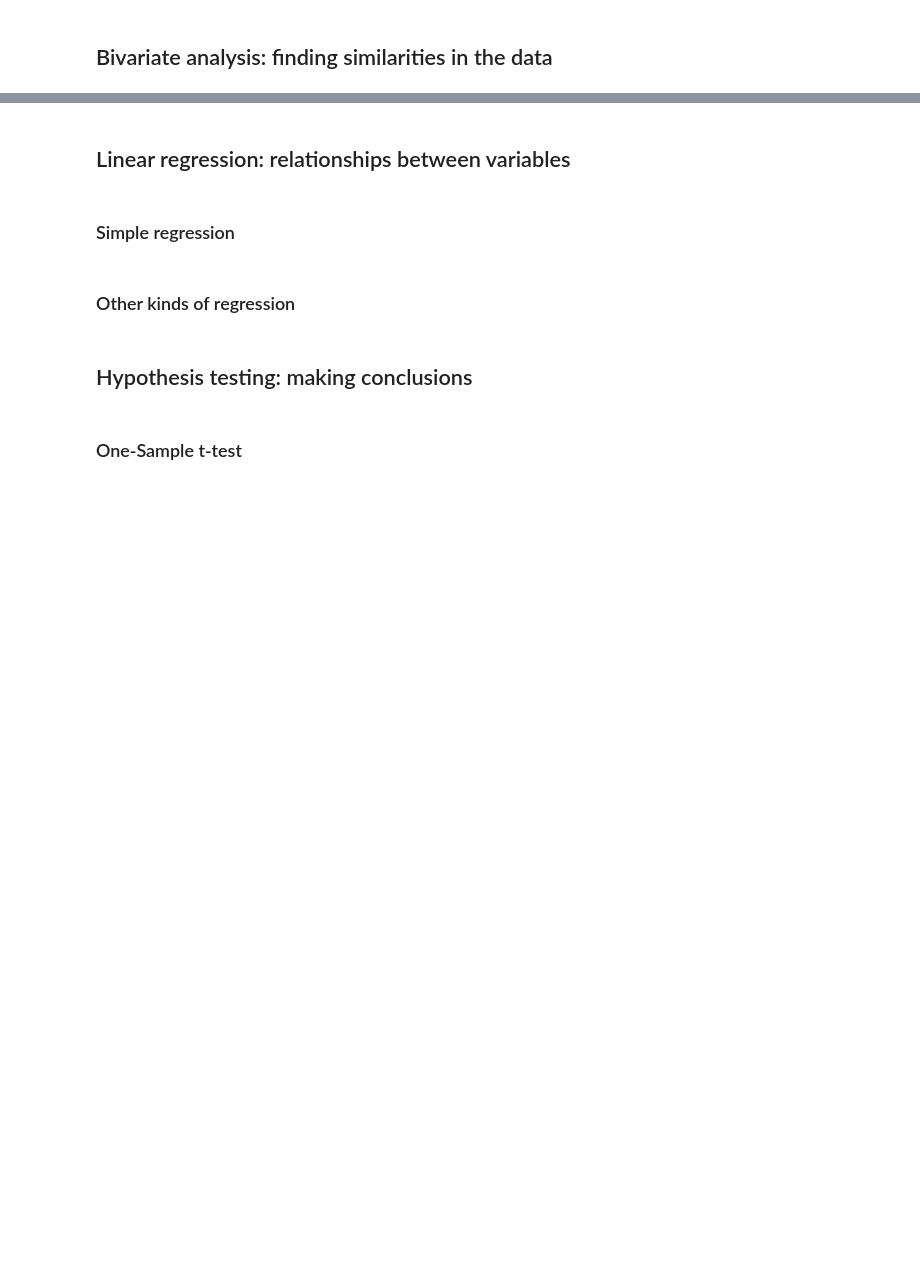
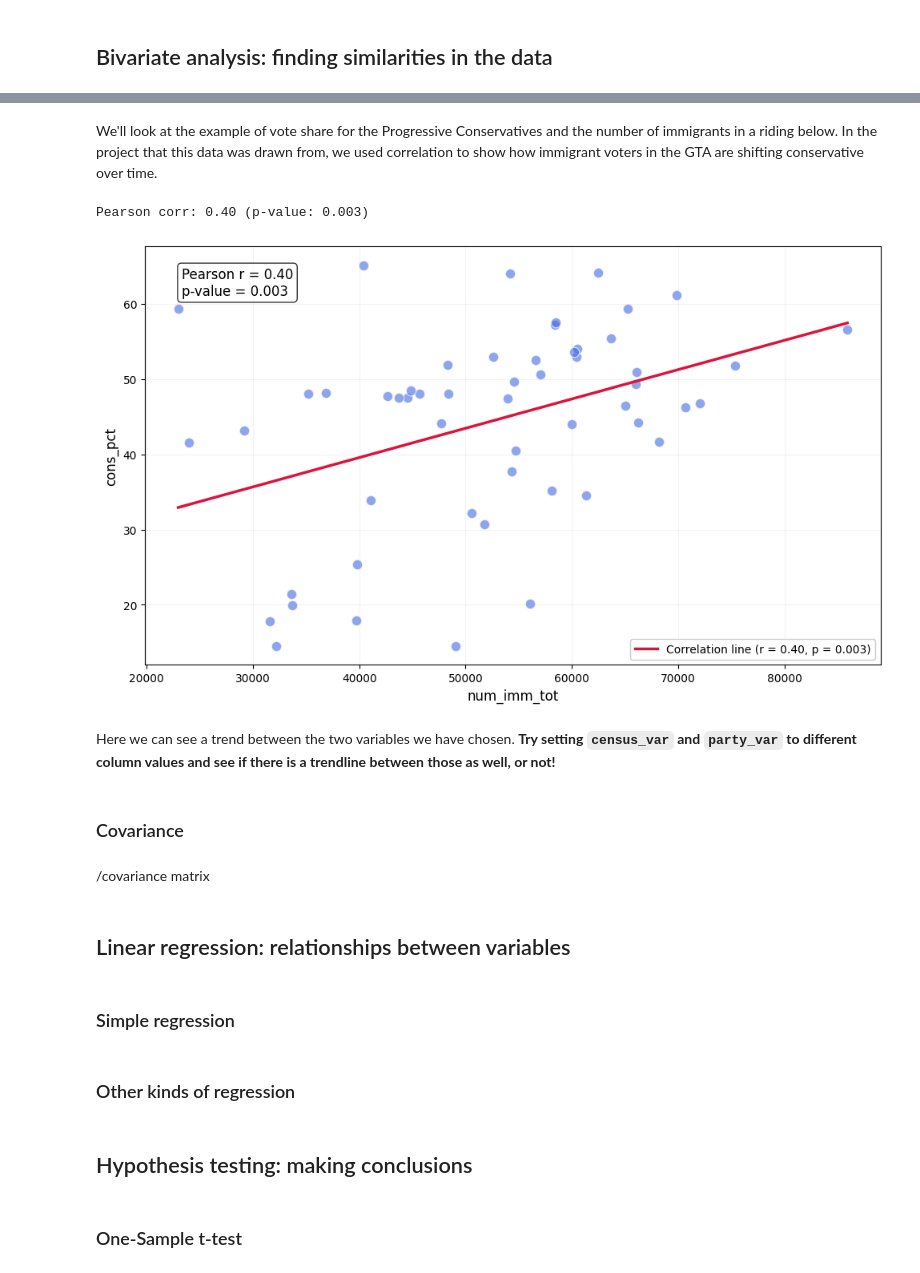
Before and after one commit to schoolofcities/urban-data-storytelling, a Jupyter notebook: urban-data-analytics/4-statistical-foundations/statistical-foundations.ipynb, the cells around one changed output, grey strips where cells are left out. Saved outputs shown, nothing was run; the diff lists cells and outputs as text; code cells hidden in the pictures; blank space fills up the shorter version.

```diff
--- a/urban-data-analytics/4-statistical-foundations/statistical-foundations.ipynb
+++ b/urban-data-analytics/4-statistical-foundations/statistical-foundations.ipynb
@@ -47,3 +173,49 @@ Pearson/Spearman/covariance matrix
+# %% [markdown]
+We'll look at the example of vote share for the Progressive Conservatives and the number of immigrants in a riding below. In the project that this data was drawn from, we used correlation to show how immigrant voters in the GTA are shifting conservative over time.
+# %%
+census_var = 'num_imm_tot'
+party_var = 'cons_pct'
+
+r, p_val = stats.pearsonr(df[census_var], df[party_var])
+print(f"Pearson corr: {r:.2f} (p-value: {p_val:.3f})")
+# %% [output]
+Pearson corr: 0.40 (p-value: 0.003)
+# %%
+# Create figure
+plt.figure(figsize=(10, 6))
+plt.scatter(df[census_var], df[party_var],
+            color='royalblue', alpha=0.6, edgecolor='white', s=80)
+
+# Regression line
+slope, intercept, r_value, p_value, _ = stats.linregress(df[census_var], df[party_var])
+x_range = np.array([df[census_var].min(), df[census_var].max()])
+regression_line = intercept + slope * x_range
+plt.plot(x_range, regression_line,
+         color='crimson', linewidth=2.5,
+         label=f'Correlation line (r = {r_value:.2f}, p = {p_value:.3f})')
+
+# Annotations
+plt.xlabel(f'{census_var}', fontsize=12)
+plt.ylabel(f'{party_var}', fontsize=12)
+plt.grid(alpha=0.15)
+
+# Correlation text box
+textstr = f'Pearson r = {r_value:.2f}\np-value = {p_value:.3f}'
+plt.text(0.05, 0.95, textstr, transform=plt.gca().transAxes,
+         fontsize=12, verticalalignment='top',
+         bbox=dict(boxstyle='round', facecolor='white', alpha=0.8))
+
+plt.legend(loc='lower right', framealpha=1)
+plt.tight_layout()
+plt.show()
+# %% [output]
+[figure, added]
+# %% [markdown]
+Here we can see a trend between the two variables we have chosen. **Try setting `census_var` and `party_var` to different column values and see if there is a trendline between those as well, or not!**
+# %% [markdown]
+### Covariance
+# %% [markdown]
+/covariance matrix
 # %% [markdown]
 ## Linear regression: relationships between variables
 # %% [markdown]
```
Also changed, not shown: parts of 17 cells of this notebook.
